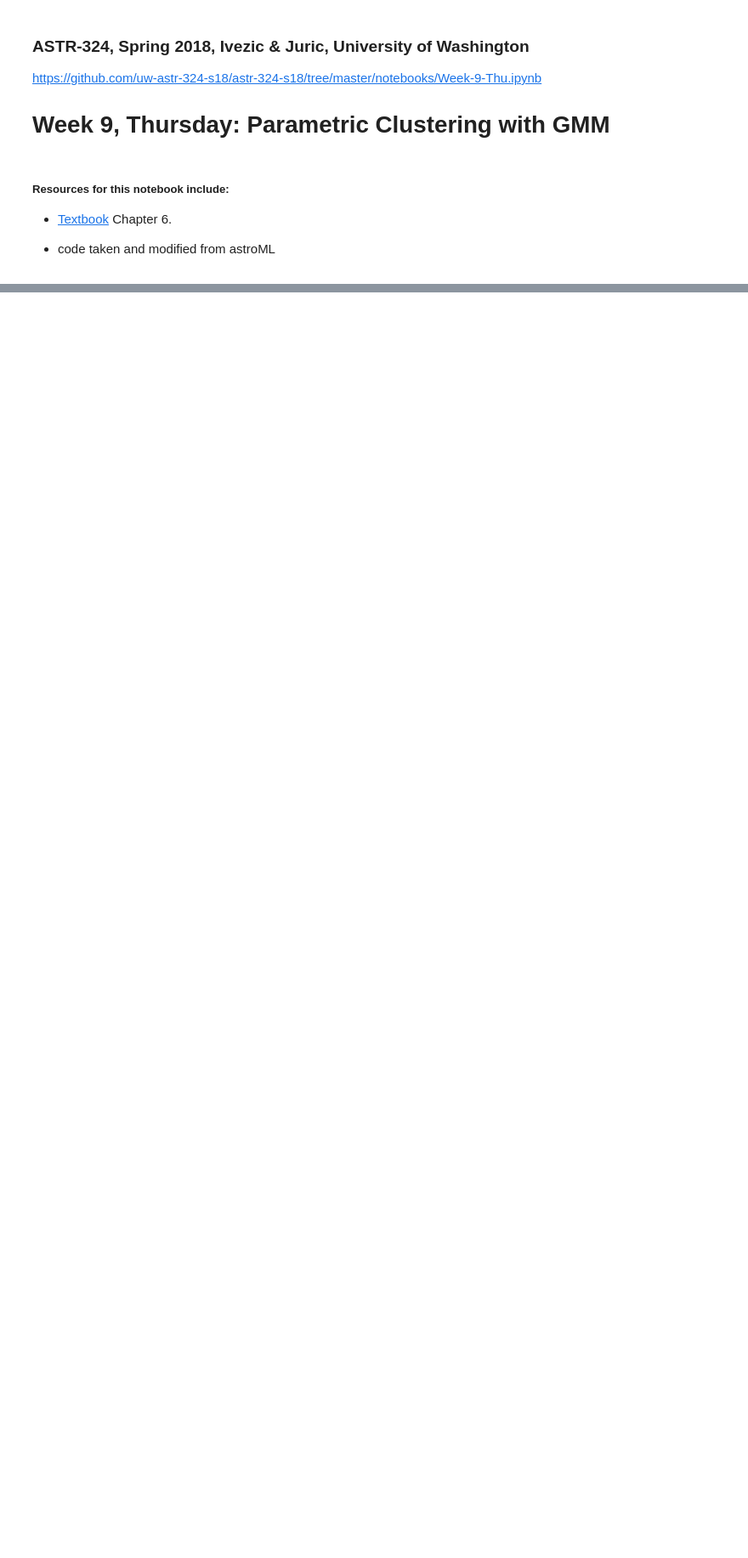
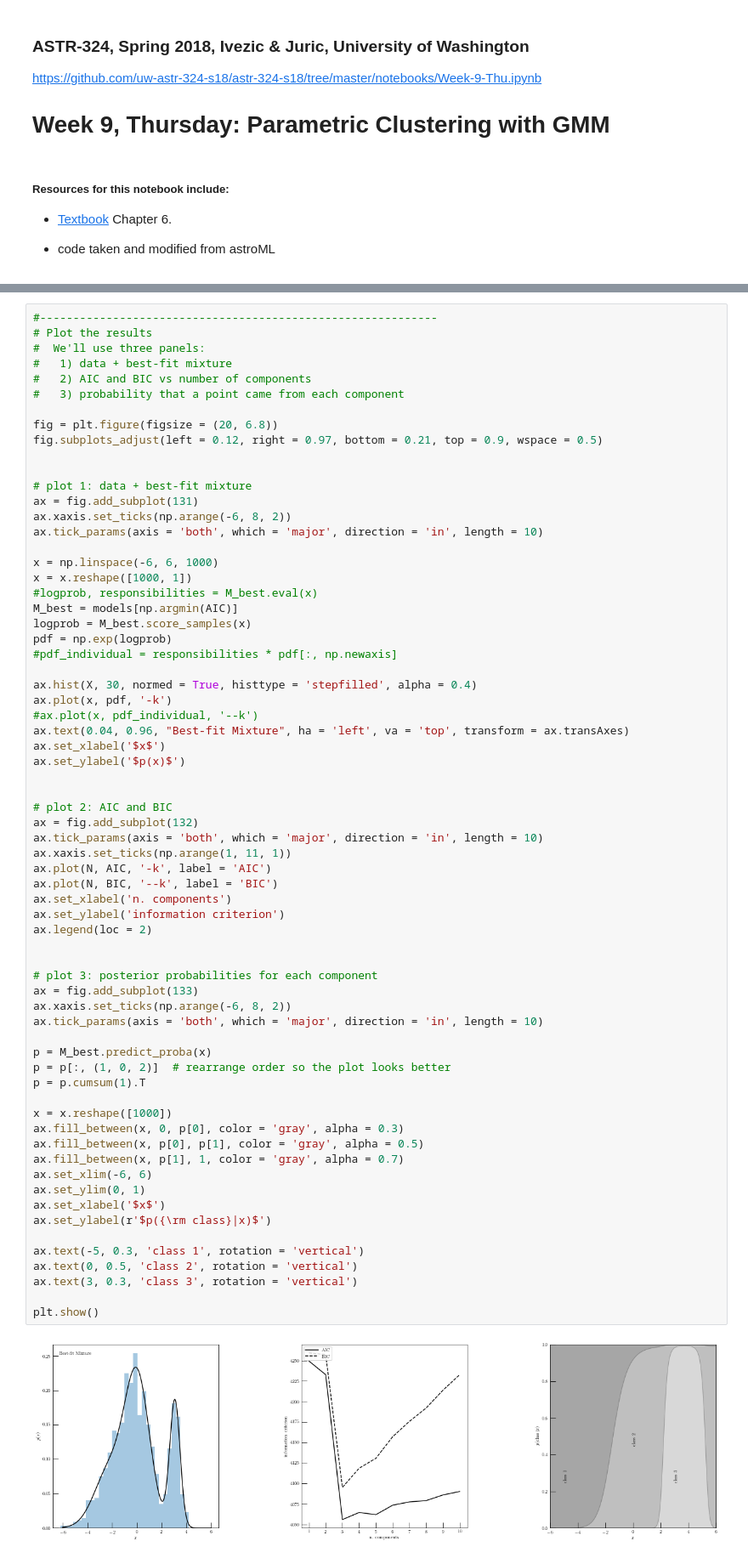
Before and after one commit to Janetx/astr-324-s18, a Jupyter notebook: notebooks/Week-9-Thu.ipynb, the cells around one changed output, grey strips where cells are left out. Shown at 85% size. Cells and saved outputs as stored; diff of their text form; blank space fills up the shorter version.

```diff
--- a/notebooks/Week-9-Thu.ipynb
+++ b/notebooks/Week-9-Thu.ipynb
@@ -12,3 +46,72 @@ https://github.com/uw-astr-324-s18/astr-324-s18/tree/master/notebooks/Week-9-Thu
+# %%
+#------------------------------------------------------------
+# Plot the results
+#  We'll use three panels:
+#   1) data + best-fit mixture
+#   2) AIC and BIC vs number of components
+#   3) probability that a point came from each component
+
+fig = plt.figure(figsize = (20, 6.8))
+fig.subplots_adjust(left = 0.12, right = 0.97, bottom = 0.21, top = 0.9, wspace = 0.5)
+
+
+# plot 1: data + best-fit mixture
+ax = fig.add_subplot(131)
+ax.xaxis.set_ticks(np.arange(-6, 8, 2))
+ax.tick_params(axis = 'both', which = 'major', direction = 'in', length = 10)
+
+x = np.linspace(-6, 6, 1000)
+x = x.reshape([1000, 1])
+#logprob, responsibilities = M_best.eval(x)
+M_best = models[np.argmin(AIC)]
+logprob = M_best.score_samples(x)
+pdf = np.exp(logprob)
+#pdf_individual = responsibilities * pdf[:, np.newaxis]
+
+ax.hist(X, 30, normed = True, histtype = 'stepfilled', alpha = 0.4)
+ax.plot(x, pdf, '-k')
+#ax.plot(x, pdf_individual, '--k')
+ax.text(0.04, 0.96, "Best-fit Mixture", ha = 'left', va = 'top', transform = ax.transAxes)
+ax.set_xlabel('$x$')
+ax.set_ylabel('$p(x)$')
+
+
+# plot 2: AIC and BIC
+ax = fig.add_subplot(132)
+ax.tick_params(axis = 'both', which = 'major', direction = 'in', length = 10)
+ax.xaxis.set_ticks(np.arange(1, 11, 1))
+ax.plot(N, AIC, '-k', label = 'AIC')
+ax.plot(N, BIC, '--k', label = 'BIC')
+ax.set_xlabel('n. components')
+ax.set_ylabel('information criterion')
+ax.legend(loc = 2)
+
+
+# plot 3: posterior probabilities for each component
+ax = fig.add_subplot(133)
+ax.xaxis.set_ticks(np.arange(-6, 8, 2))
+ax.tick_params(axis = 'both', which = 'major', direction = 'in', length = 10)
+
+p = M_best.predict_proba(x)
+p = p[:, (1, 0, 2)]  # rearrange order so the plot looks better
+p = p.cumsum(1).T
+
+x = x.reshape([1000])
+ax.fill_between(x, 0, p[0], color = 'gray', alpha = 0.3)
+ax.fill_between(x, p[0], p[1], color = 'gray', alpha = 0.5)
+ax.fill_between(x, p[1], 1, color = 'gray', alpha = 0.7)
+ax.set_xlim(-6, 6)
+ax.set_ylim(0, 1)
+ax.set_xlabel('$x$')
+ax.set_ylabel(r'$p({\rm class}|x)$')
+
+ax.text(-5, 0.3, 'class 1', rotation = 'vertical')
+ax.text(0, 0.5, 'class 2', rotation = 'vertical')
+ax.text(3, 0.3, 'class 3', rotation = 'vertical')
+
+plt.show()
+# %% [output]
+[figure, added]
 # %% [markdown]
 ![Parker et al. asteroid families](http://www.astro.washington.edu/users/ivezic/sdssmoc/MOC4_population_labels.jpg)
 # %%
```
Also changed, not shown: parts of 3 cells of this notebook, 3 other files.
